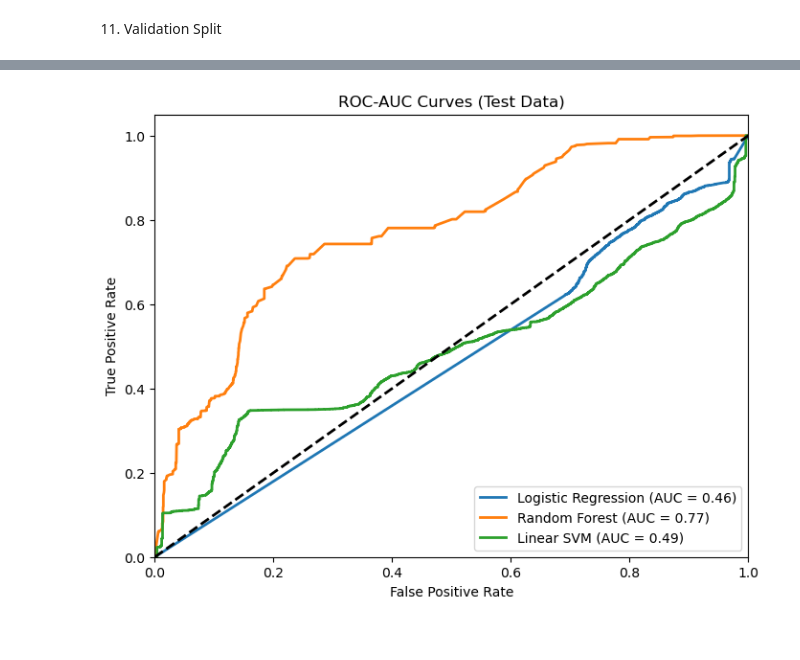
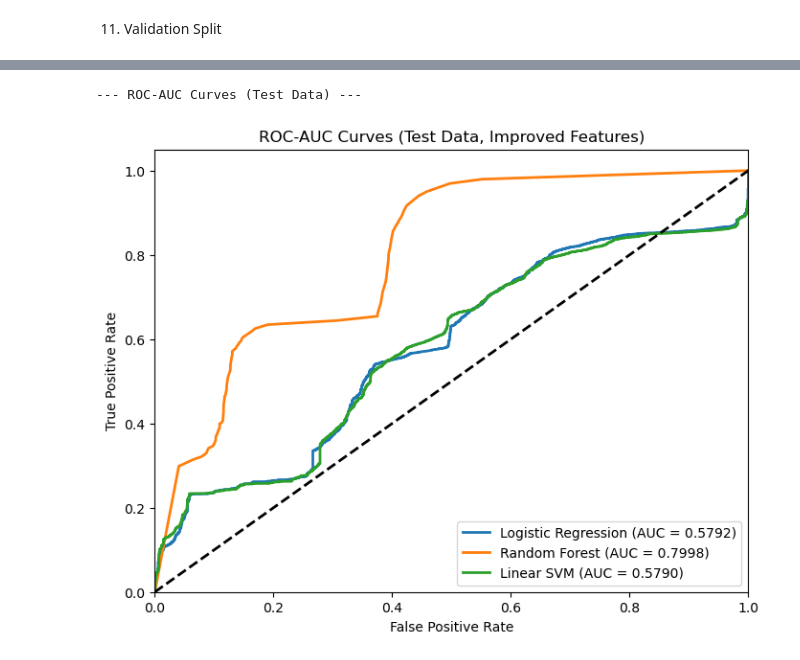
Before and after one commit to SpringBoardMentor193s/SentinelNet, a Jupyter notebook: notebooks/SentinelNetproj.ipynb, the cells around one changed output, grey strips where cells are left out. Drawn from its saved outputs; the diff is of its cells as text; code cells hidden in the pictures.

```diff
--- a/notebooks/SentinelNetproj.ipynb
+++ b/notebooks/SentinelNetproj.ipynb
@@ -275,4 +284,6 @@ plt.show()
 # %% [markdown]
 11. Validation Split
 # %%
-X_train_split, X_val, y_train_split, y_val = train_test_split(x_train, y_train, test_size=0.2, random_state=42, stratify=y_train)
+X_train_split, X_val, y_train_split, y_val = train_test_split(
+    X_train_full, y_train, test_size=0.2, random_state=42, stratify=y_train
+)
@@ -279,18 +296,17 @@ X_train_split, X_val, y_train_split, y_val = train_test_split(x_train, y_train,
+# %%
+y_train_spl = y_train_split # Use the split y_train
+X_train_spl = X_train_split.drop(columns=num_features_to_drop) # Use the split X_train
 # %%
+# 12. SMOTE Resampling
+# 1. Initialize SMOTE
 from imblearn.over_sampling import SMOTE
-import pandas as pd
-
-# 1. Initialize SMOTE
-# random_state is set for reproducibility
 sm = SMOTE(random_state=42)
 
-# 2. Fit and resample the training data split
-# This creates synthetic samples for the minority class ('Normal')
-# until the classes are balanced.
-X_train_res, y_train_res = sm.fit_resample(X_train_split, y_train_split)
+# 2. Fit and resample the feature-selected training data split
+X_train_res, y_train_res = sm.fit_resample(X_train_spl, y_train_spl)
 
 # 3. Print confirmation of the new, balanced shapes
-print(f"Original training feature shape: {X_train_split.shape}")
+print(f"Original training feature shape: {X_train_spl.shape}")
 print(f"SMOTE-resampled training feature shape: {X_train_res.shape}")
 print(f"Class distribution after SMOTE:\n{pd.Series(y_train_res).value_counts()}")
 # %% [output]
@@ -534,33 +513,33 @@ Linear SVM                0.1152     0.8356    0.9095
 # %%
-from sklearn.metrics import roc_curve, auc
-
+print("\n--- ROC-AUC Curves (Test Data) ---")
 plt.figure(figsize=(8,6))
 
 for name, model in models.items():
-    # Get probabilities or decision scores
+    if name == "Voting Classifier":
+        continue
+
+    # Use X_test_sel, the feature-selected, column-ordered test set
     if hasattr(model, "predict_proba"):
-        y_score = model.predict_proba(X_test)[:, 1]
+        y_score = model.predict_proba(X_test_sel)[:, 1]
     elif hasattr(model, "decision_function"):
-        y_score = model.decision_function(X_test)
-    else:
-        raise ValueError(f"{name} does not support probability or decision_function.")
+        # LinearSVC uses decision_function, which needs normalization for ROC
+        y_score = model.decision_function(X_test_sel)
+        y_score = (y_score - y_score.min()) / (y_score.max() - y_score.min())
 
-    # Compute ROC curve and AUC
     fpr, tpr, _ = roc_curve(y_test, y_score)
     roc_auc = auc(fpr, tpr)
 
-    # Plot ROC curve
-    plt.plot(fpr, tpr, lw=2, label=f"{name} (AUC = {roc_auc:.2f})")
+    plt.plot(fpr, tpr, lw=2, label=f"{name} (AUC = {roc_auc:.4f})")
 
-# Add diagonal line
 plt.plot([0, 1], [0, 1], "k--", lw=2)
 
 plt.xlim([0.0, 1.0])
 plt.ylim([0.0, 1.05])
 plt.xlabel("False Positive Rate")
 plt.ylabel("True Positive Rate")
-plt.title("ROC-AUC Curves (Test Data)")
+plt.title("ROC-AUC Curves (Test Data, Improved Features)")
 plt.legend(loc="lower right")
 plt.show()
 # %% [output]
+--- ROC-AUC Curves (Test Data) ---
-[figure, old version]
+[figure, new version]
```
Also changed, not shown: parts of 13 cells of this notebook, 15 other files.
